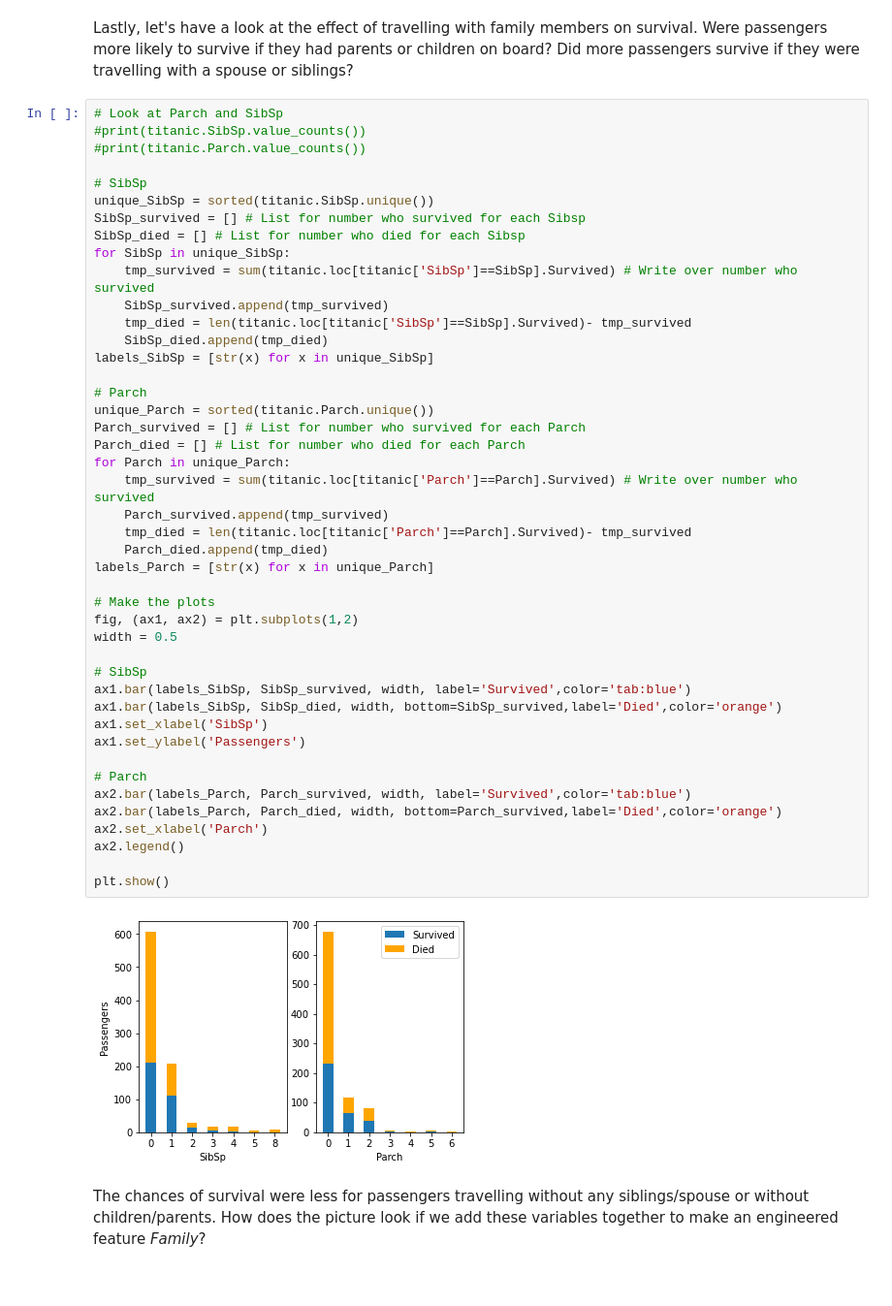
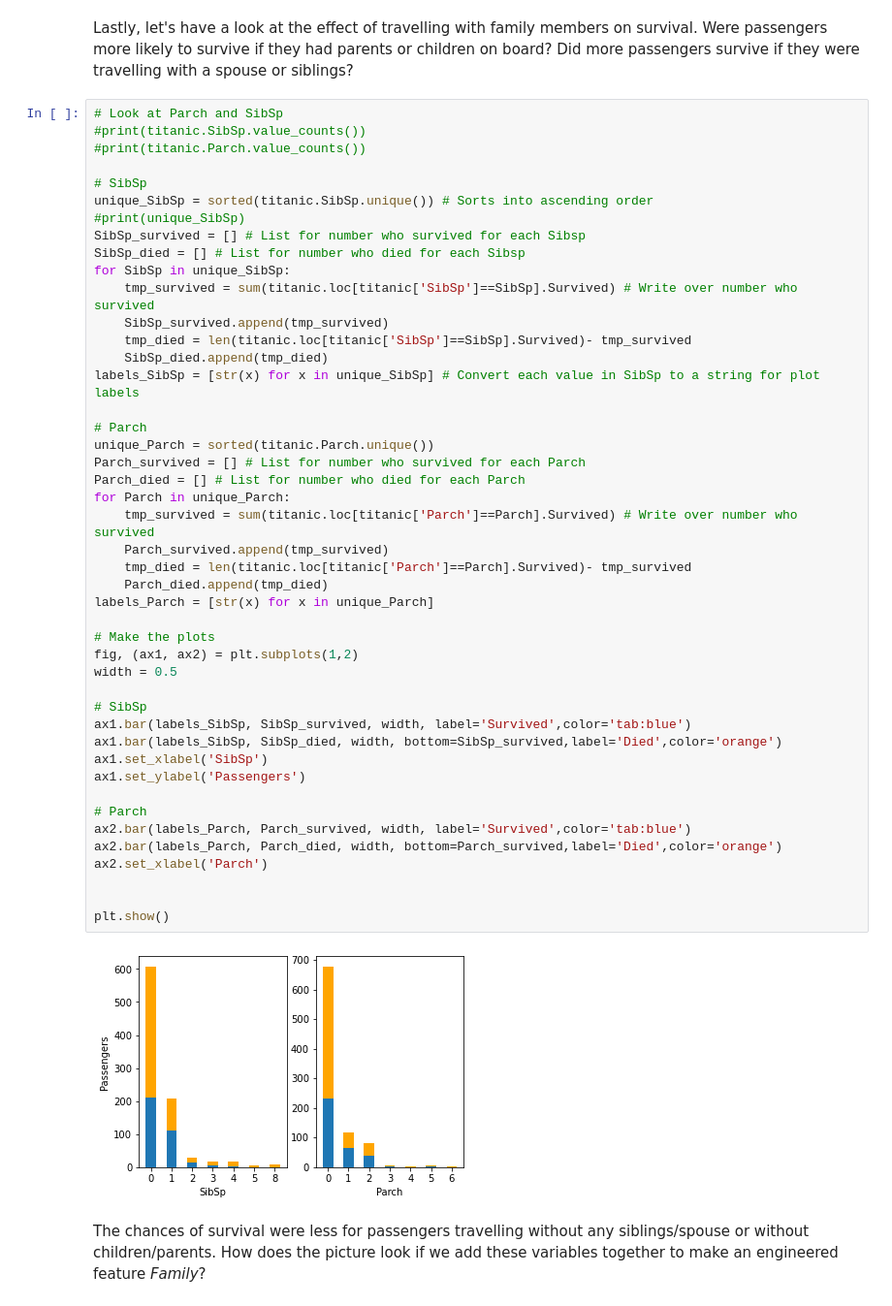
Before and after one commit to mariogutierrezroig/Teaching-Notebooks, a Jupyter notebook: Decision_Trees/decision_trees_titanic.ipynb, the cells around one changed output. Shown: that part at 97% size. Drawn from its saved outputs; the diff is of its cells as text.

```diff
--- a/Decision_Trees/decision_trees_titanic.ipynb
+++ b/Decision_Trees/decision_trees_titanic.ipynb
@@ -211,7 +221,8 @@ Lastly, let's have a look at the effect of travelling with family members on sur
 #print(titanic.Parch.value_counts())
 
 # SibSp
-unique_SibSp = sorted(titanic.SibSp.unique())
+unique_SibSp = sorted(titanic.SibSp.unique()) # Sorts into ascending order
+#print(unique_SibSp)
 SibSp_survived = [] # List for number who survived for each Sibsp
 SibSp_died = [] # List for number who died for each Sibsp
 for SibSp in unique_SibSp:
@@ -219,38 +230,38 @@ for SibSp in unique_SibSp:
     SibSp_survived.append(tmp_survived)
     tmp_died = len(titanic.loc[titanic['SibSp']==SibSp].Survived)- tmp_survived
     SibSp_died.append(tmp_died)
-labels_SibSp = [str(x) for x in unique_SibSp]
+labels_SibSp = [str(x) for x in unique_SibSp] # Convert each value in SibSp to a string for plot labels
 
 # Parch
 unique_Parch = sorted(titanic.Parch.unique())
 Parch_survived = [] # List for number who survived for each Parch
 Parch_died = [] # List for number who died for each Parch
 for Parch in unique_Parch:
     tmp_survived = sum(titanic.loc[titanic['Parch']==Parch].Survived) # Write over number who survived
     Parch_survived.append(tmp_survived)
     tmp_died = len(titanic.loc[titanic['Parch']==Parch].Survived)- tmp_survived
     Parch_died.append(tmp_died)
 labels_Parch = [str(x) for x in unique_Parch]
 
 # Make the plots
 fig, (ax1, ax2) = plt.subplots(1,2)
 width = 0.5
 
 # SibSp
 ax1.bar(labels_SibSp, SibSp_survived, width, label='Survived',color='tab:blue')
 ax1.bar(labels_SibSp, SibSp_died, width, bottom=SibSp_survived,label='Died',color='orange')
 ax1.set_xlabel('SibSp')
 ax1.set_ylabel('Passengers')
 
 # Parch
 ax2.bar(labels_Parch, Parch_survived, width, label='Survived',color='tab:blue')
 ax2.bar(labels_Parch, Parch_died, width, bottom=Parch_survived,label='Died',color='orange')
 ax2.set_xlabel('Parch')
-ax2.legend()
+
 
 plt.show()
 # %% [output]
-[figure, old version]
+[figure, new version]
 # %% [markdown]
 The chances of survival were less for passengers travelling without any siblings/spouse or without children/parents. How does the picture look if we add these variables together to make an engineered feature *Family*?
 # %%
```
Also changed, not shown: parts of 22 cells of this notebook, 1 other file.
